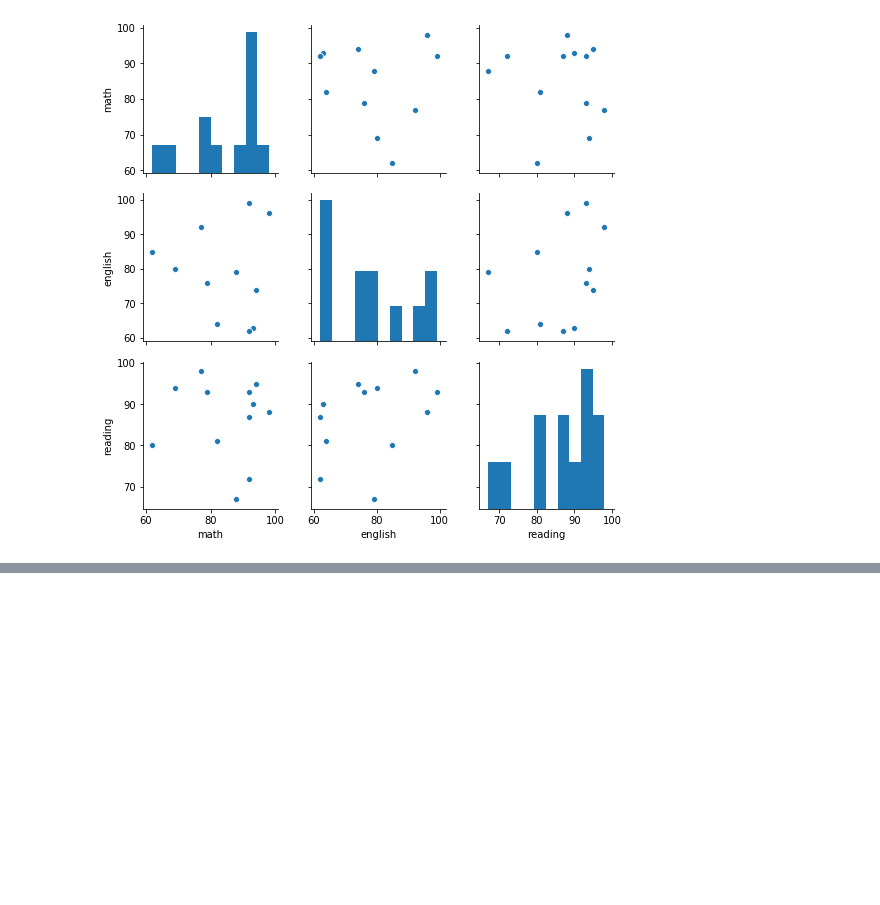
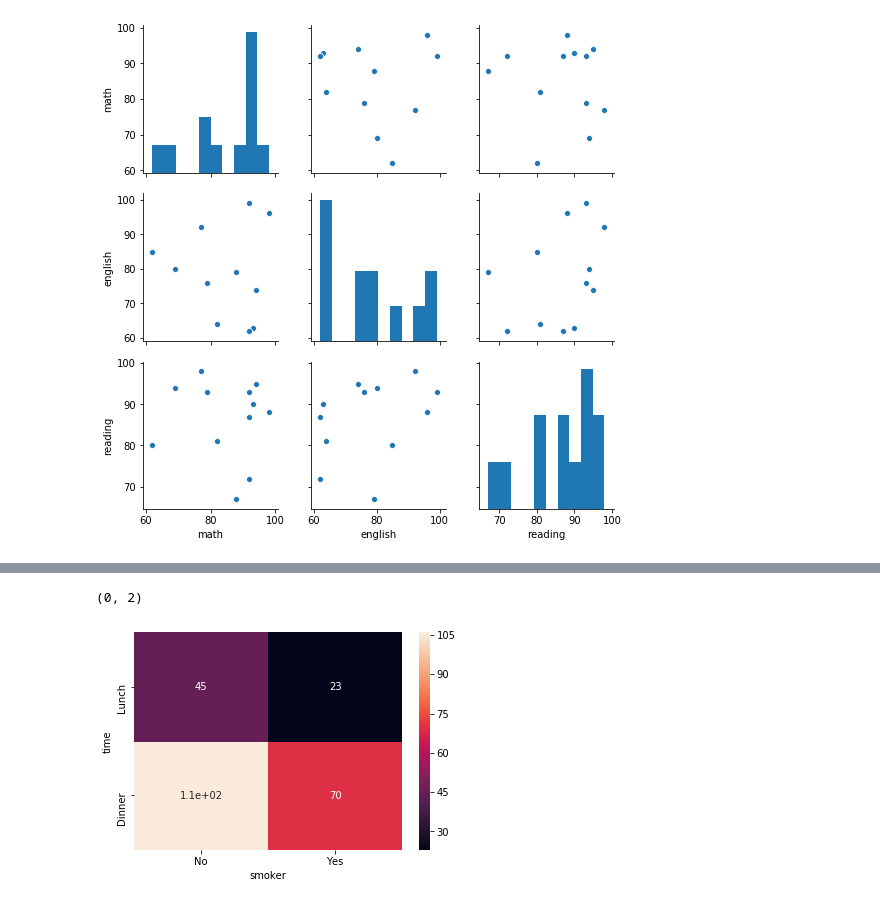
Before and after one commit to CodeupClassroom/bayes-python-exercises, a Jupyter notebook: seaborn-lesson.ipynb, the cells around one changed output, grey strips where cells are left out. Drawn from its saved outputs; the diff is of its cells as text; code cells hidden in the pictures; blank space fills up the shorter version.

```diff
--- a/seaborn-lesson.ipynb
+++ b/seaborn-lesson.ipynb
@@ -192,0 +219,7 @@ sns.pairplot(data=df)
+# %%
+# here is the workaround
+sns.heatmap(xtab, annot=True)
+plt.ylim(0, 2) # where 2 is the number of categories on the y-axis
+# %% [output]
+(0, 2)
+[figure, added]
```
Also changed, not shown: parts of 5 cells of this notebook.
